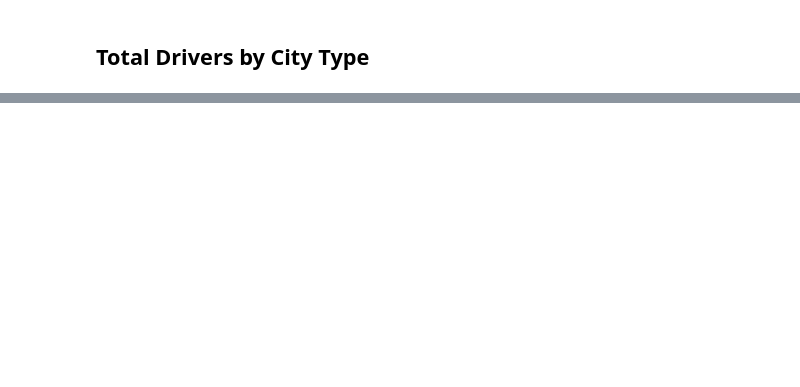
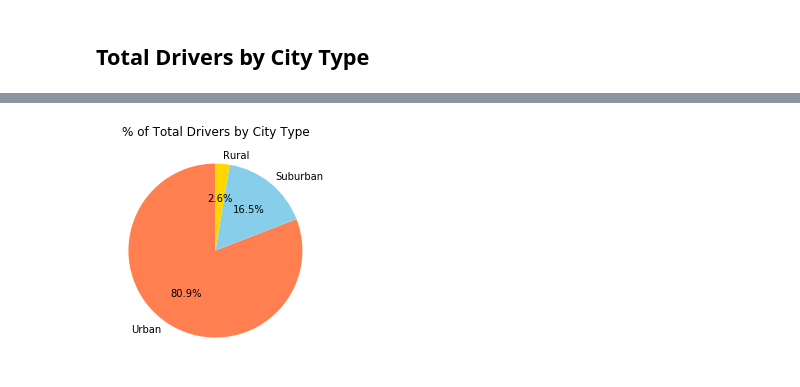
Before and after one commit to klucas11/Pyber-Ride-Share, a Jupyter notebook: pyber_starter.ipynb, the cells around one changed output, grey strips where cells are left out. Cells and saved outputs as stored; diff of their text form; code cells hidden in the pictures; blank space fills up the shorter version.

```diff
--- a/pyber_starter.ipynb
+++ b/pyber_starter.ipynb
@@ -187,0 +141,22 @@ plt.show()
+# %%
+# Calculate Driver Percents
+total_drivers = city_info_df['Driver Count'].sum()
+percent_total_drivers_urban = (urban_df['Driver Count'].sum() / total_drivers) * 100
+percent_total_drivers_suburban = (suburban_df['Driver Count'].sum() / total_drivers) * 100
+percent_total_drivers_rural = (rural_df['Driver Count'].sum() / total_drivers) * 100
+
+# Build Pie Charts
+pie_labels = ["Urban", "Suburban", "Rural"]
+values = [percent_total_drivers_urban, percent_total_drivers_suburban, percent_total_drivers_rural]
+colors = ['coral', 'skyblue', 'gold']
+total_drivers_by_city_type = plt.pie(values, labels = pie_labels,
+                        colors = colors, autopct = "%1.1f%%", shadow = False, startangle = 90)
+plt.title("% of Total Drivers by City Type")
+
+# Save Figure
+plt.savefig("Total Drivers by City Type.png")
+
+# Show Figure
+plt.show()
+# %% [output]
+[figure, added]
```
Also changed, not shown: parts of 10 cells of this notebook.
